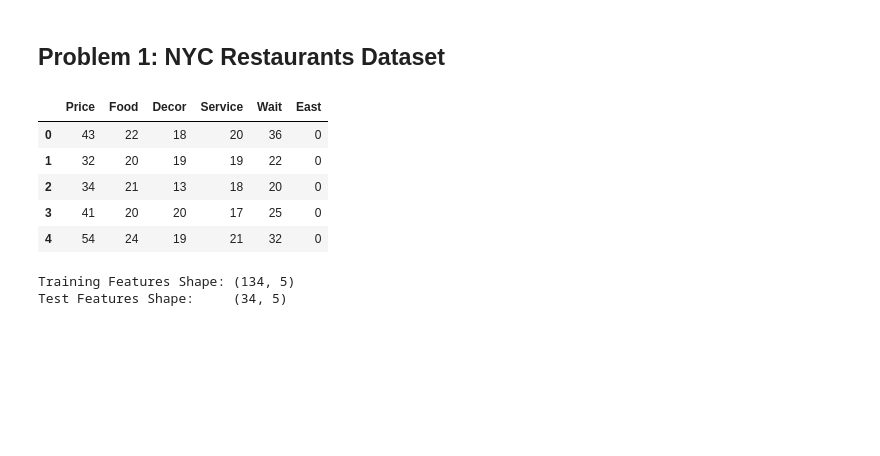
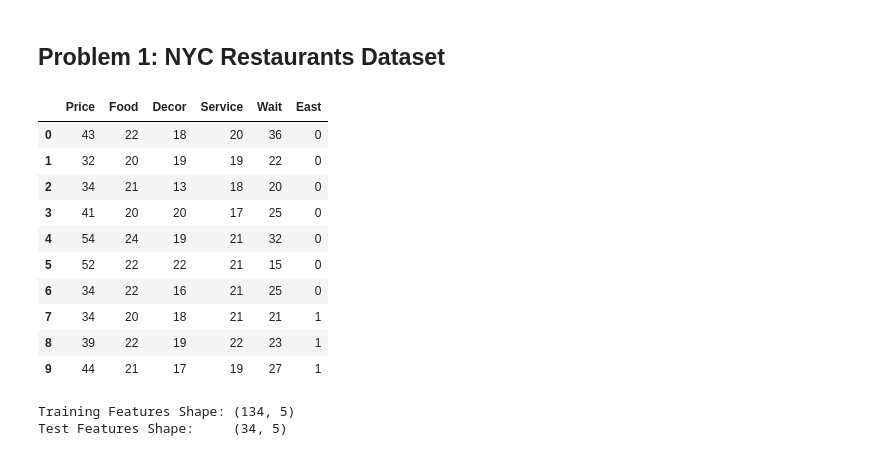
Before and after one commit to slylockfox/Maryville-DSCI-503-2, a Jupyter notebook: HW_07_Snyder.ipynb, the cells around one changed output. Drawn from its saved outputs; the diff is of its cells as text; code cells hidden in the pictures; blank space fills up the shorter version.

```diff
--- a/HW_07_Snyder.ipynb
+++ b/HW_07_Snyder.ipynb
@@ -14,16 +14,21 @@ from sklearn.linear_model import LinearRegression, LogisticRegression
 # %%
 # Load the data stored in the tab-delimited file nyc.txt into a DataFrame named nyc.
 nyc = pd.read_table('nyc.txt')
 
 # Use head() to display the first 10 rows of this DataFrame.
-nyc.head()
+nyc.head(10)
 # %% [output]
 |  | Price | Food | Decor | Service | Wait | East |
 | 0 | 43 | 22 | 18 | 20 | 36 | 0 |
 | 1 | 32 | 20 | 19 | 19 | 22 | 0 |
 | 2 | 34 | 21 | 13 | 18 | 20 | 0 |
 | 3 | 41 | 20 | 20 | 17 | 25 | 0 |
 | 4 | 54 | 24 | 19 | 21 | 32 | 0 |
+| 5 | 52 | 22 | 22 | 21 | 15 | 0 |
+| 6 | 34 | 22 | 16 | 21 | 25 | 0 |
+| 7 | 34 | 20 | 18 | 21 | 21 | 1 |
+| 8 | 39 | 22 | 19 | 22 | 23 | 1 |
+| 9 | 44 | 21 | 17 | 19 | 27 | 1 |
 # %%
 # Create a 2D feature array named X1 containing the relevant features, as well as a 1D label array named y1 containing the labels.
 X1 = nyc.iloc[:,1:].values
```
Also changed, not shown: parts of 18 cells of this notebook.
